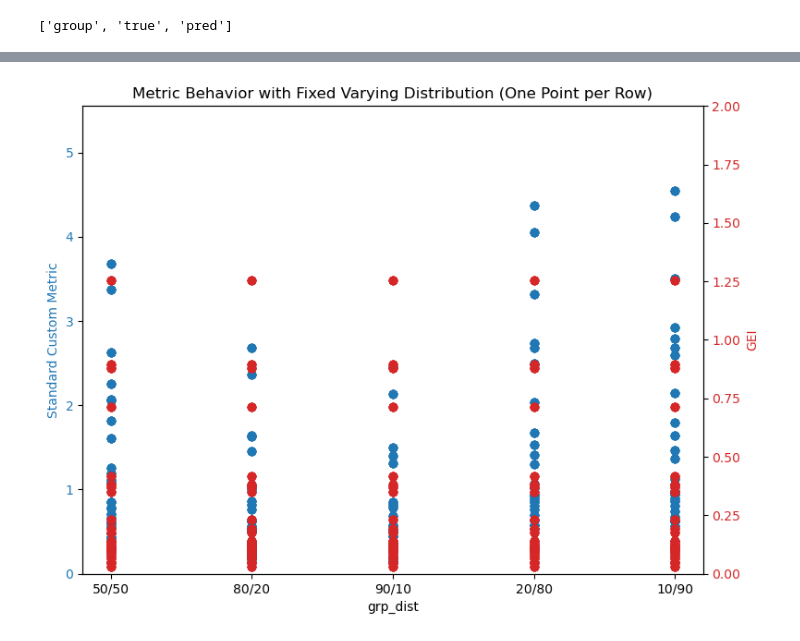
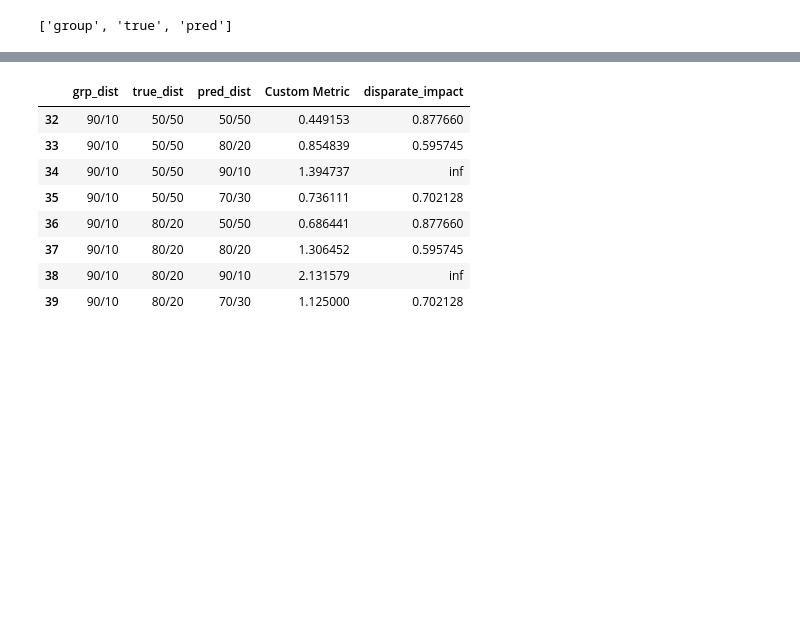
Before and after one commit to ayleensb/honours-project, a Jupyter notebook: standard_custom_metric.ipynb, the cells around one changed output, grey strips where cells are left out. Cells and saved outputs as stored; diff of their text form; code cells hidden in the pictures; blank space fills up the shorter version.

```diff
--- a/standard_custom_metric.ipynb
+++ b/standard_custom_metric.ipynb
@@ -738,13 +511,14 @@ plot_comparisons(
-# %%
-#randomised arrays GEI comparison
-plot_comparisons(
-    random_metrics_scores_table,
-    x_dist="grp_dist",
-    y1_metric_score="standard_custom_metric score",
-    y2_metric_score="gei_score",
-    y1_metric_label="Standard Custom Metric",
-    y2_metric_label="GEI",
-    title="Metric Behavior with Fixed Varying Distribution (One Point per Row)"
-)
-# %% [output]
-[figure, removed]
+# %%
+#small section of the random metrics_scores_table dataframe for just Custom metric and one aif360 metric.
+# for a specified section of grp_dist.
+df_filtered.iloc[:8]
+# %% [output]
+|  | grp_dist | true_dist | pred_dist | Custom Metric | disparate_impact |
+| 32 | 90/10 | 50/50 | 50/50 | 0.449153 | 0.877660 |
+| 33 | 90/10 | 50/50 | 80/20 | 0.854839 | 0.595745 |
+| 34 | 90/10 | 50/50 | 90/10 | 1.394737 | inf |
+| 35 | 90/10 | 50/50 | 70/30 | 0.736111 | 0.702128 |
+| 36 | 90/10 | 80/20 | 50/50 | 0.686441 | 0.877660 |
+| 37 | 90/10 | 80/20 | 80/20 | 1.306452 | 0.595745 |
+| 38 | 90/10 | 80/20 | 90/10 | 2.131579 | inf |
+| 39 | 90/10 | 80/20 | 70/30 | 1.125000 | 0.702128 |
```
Also changed, not shown: parts of 25 cells of this notebook, 9 other files.
